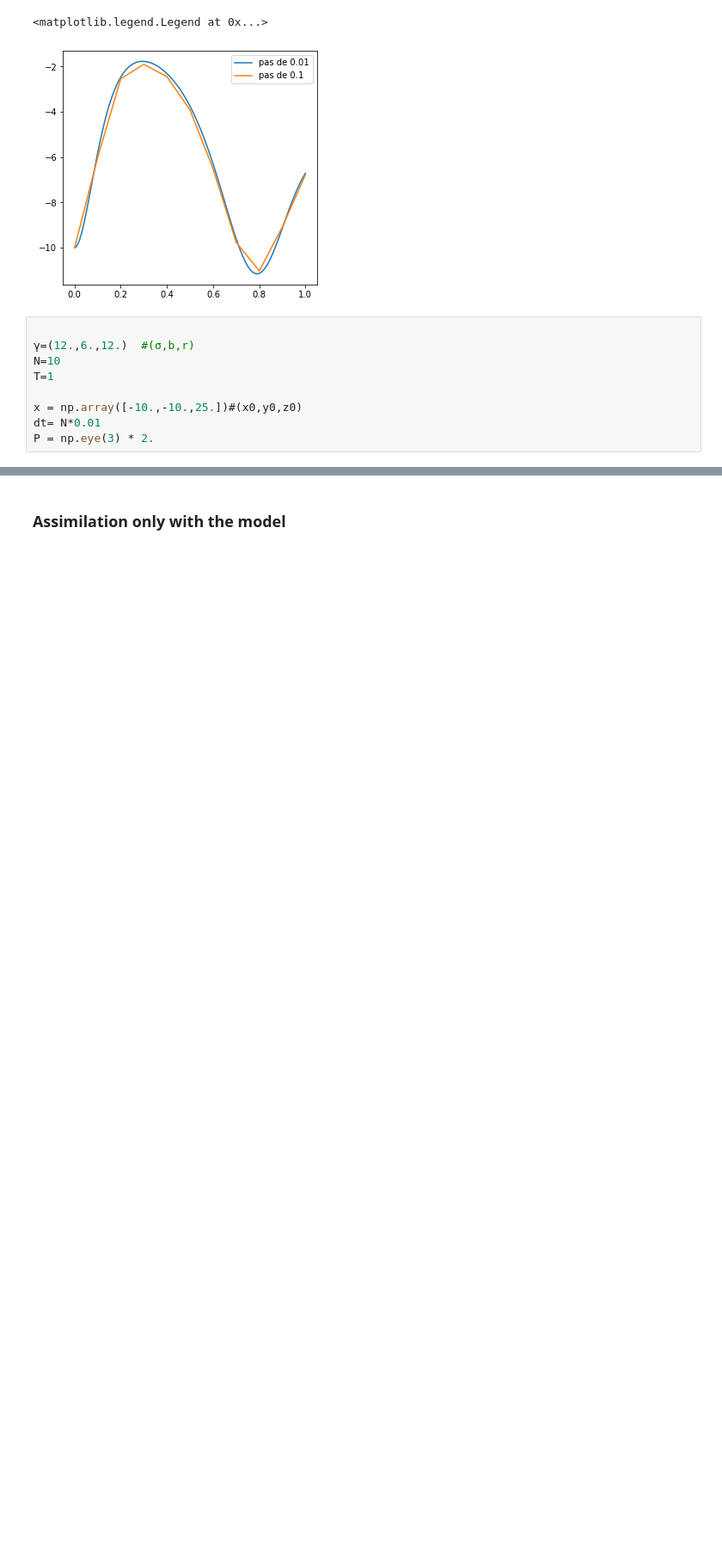
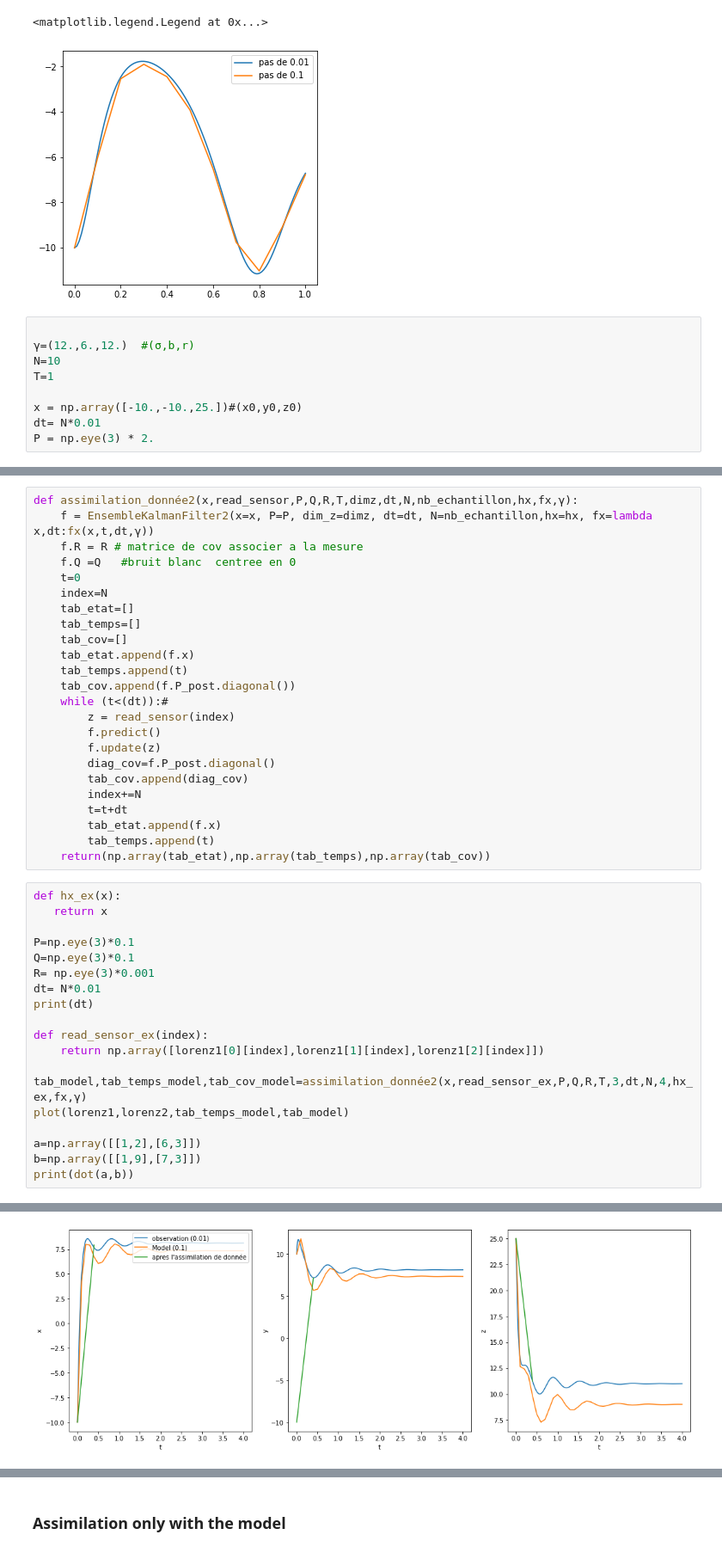
Before and after one commit to master-csmi/2022-m1-lorenz, a Jupyter notebook: examples/kalman_filter.ipynb, the cells around one changed output, grey strips where cells are left out. Shown at 86% size. Drawn from its saved outputs; the diff is of its cells as text; blank space fills up the shorter version.

Commit message:
classe Enkf fct predict fini debut de update

```diff
--- a/examples/kalman_filter.ipynb
+++ b/examples/kalman_filter.ipynb
@@ -144,0 +309,44 @@ P = np.eye(3) * 2.
+# %%
+def assimilation_donnée2(x,read_sensor,P,Q,R,T,dimz,dt,N,nb_echantillon,hx,fx,γ):
+    f = EnsembleKalmanFilter2(x=x, P=P, dim_z=dimz, dt=dt, N=nb_echantillon,hx=hx, fx=lambda x,dt:fx(x,t,dt,γ))
+    f.R = R # matrice de cov associer a la mesure
+    f.Q =Q   #bruit blanc  centree en 0
+    t=0
+    index=N
+    tab_etat=[]
+    tab_temps=[]
+    tab_cov=[]
+    tab_etat.append(f.x)
+    tab_temps.append(t)
+    tab_cov.append(f.P_post.diagonal())
+    while (t<(dt)):#
+        z = read_sensor(index)
+        f.predict()
+        f.update(z)
+        diag_cov=f.P_post.diagonal()
+        tab_cov.append(diag_cov)
+        index+=N
+        t=t+dt
+        tab_etat.append(f.x)
+        tab_temps.append(t)
+    return(np.array(tab_etat),np.array(tab_temps),np.array(tab_cov))
+# %%
+def hx_ex(x):
+   return x
+
+P=np.eye(3)*0.1
+Q=np.eye(3)*0.1
+R= np.eye(3)*0.001
+dt= N*0.01
+print(dt)
+
+def read_sensor_ex(index):
+    return np.array([lorenz1[0][index],lorenz1[1][index],lorenz1[2][index]])
+
+tab_model,tab_temps_model,tab_cov_model=assimilation_donnée2(x,read_sensor_ex,P,Q,R,T,3,dt,N,4,hx_ex,fx,γ)
+plot(lorenz1,lorenz2,tab_temps_model,tab_model)
+
+a=np.array([[1,2],[6,3]])
+b=np.array([[1,9],[7,3]])
+print(dot(a,b))
+# %% [output]
@@ -144,0 +370 @@ P = np.eye(3) * 2.
+[figure, added]
```
Also changed, not shown: parts of 12 cells of this notebook, 3 other files.
